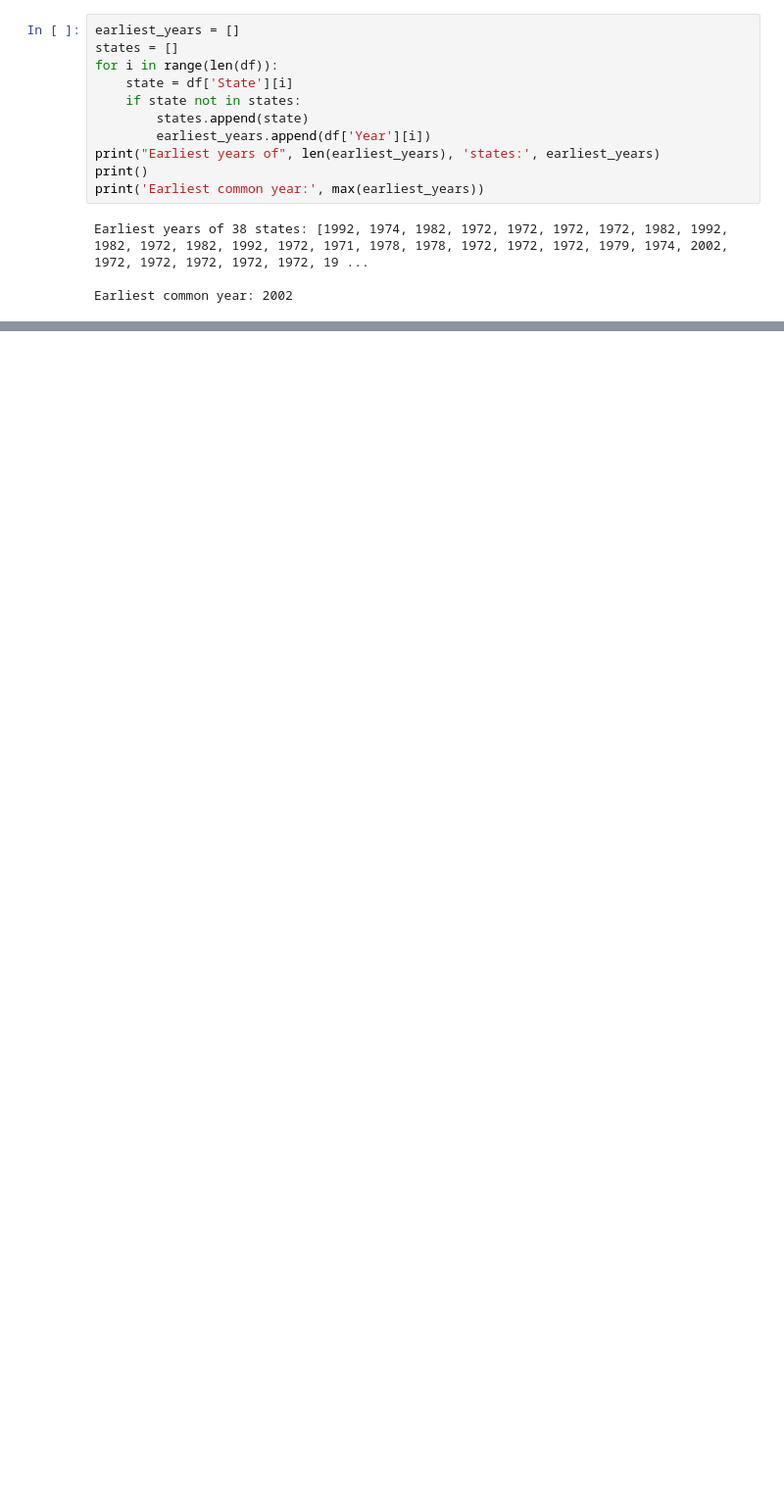
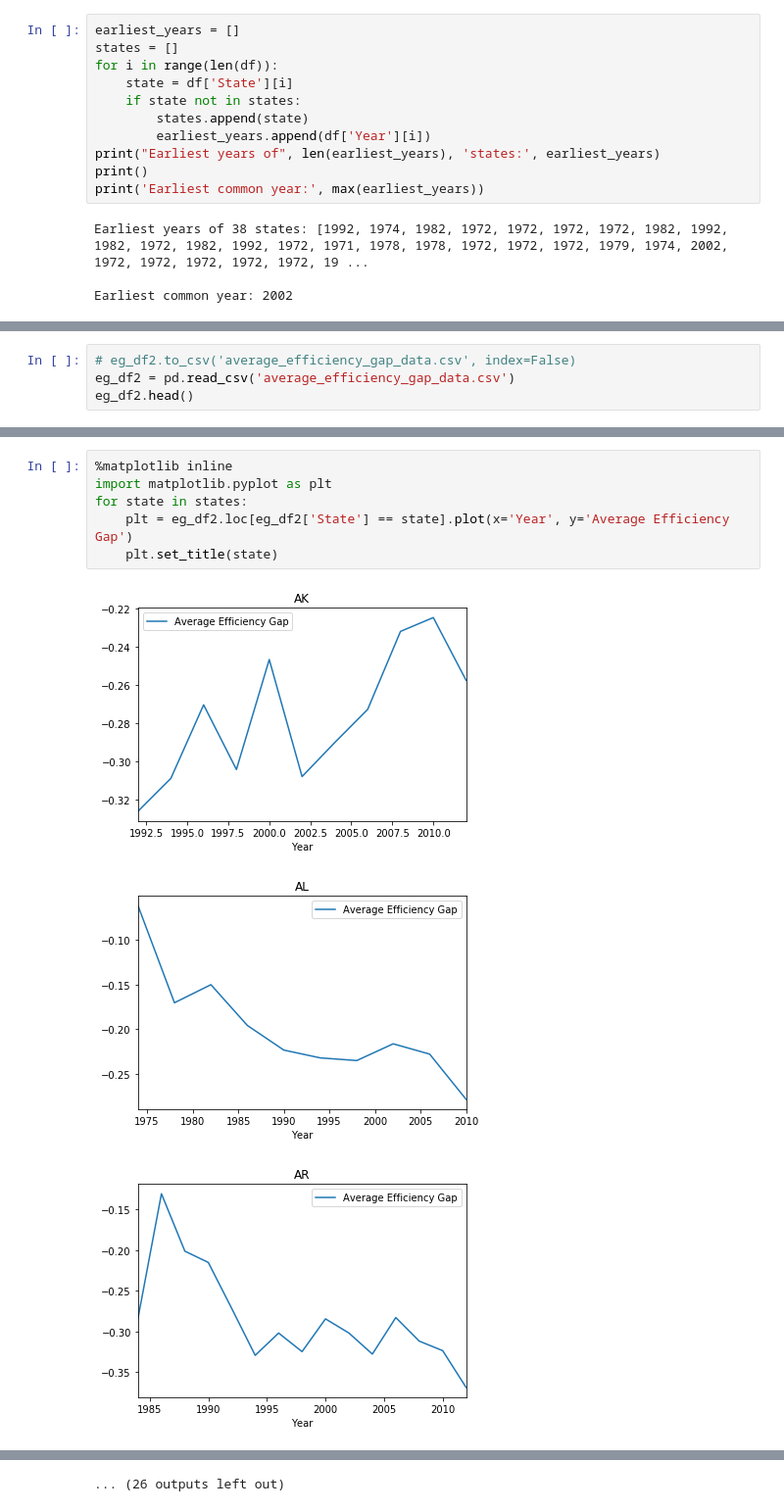
Before and after one commit to ksun0/EfficiencyGap, a Jupyter notebook: EfficiencyGap.ipynb, the cells around one changed output, grey strips where cells are left out. Shown at 98% size. Drawn from its saved outputs; the diff is of its cells as text; blank space fills up the shorter version.

```diff
--- a/EfficiencyGap.ipynb
+++ b/EfficiencyGap.ipynb
@@ -74,0 +149,4 @@ df
+# %%
+# eg_df2.to_csv('average_efficiency_gap_data.csv', index=False)
+eg_df2 = pd.read_csv('average_efficiency_gap_data.csv')
+eg_df2.head()
@@ -74,0 +163,10 @@ df
+# %%
+%matplotlib inline
+import matplotlib.pyplot as plt
+for state in states:
+    plt = eg_df2.loc[eg_df2['State'] == state].plot(x='Year', y='Average Efficiency Gap')
+    plt.set_title(state)
+# %% [output]
+[figure, added]
+[figure, added]
+[figure, added]
@@ -74,0 +182 @@ df
+... (26 outputs left out)
```
Also changed, not shown: parts of 18 cells of this notebook, 3 other files.
